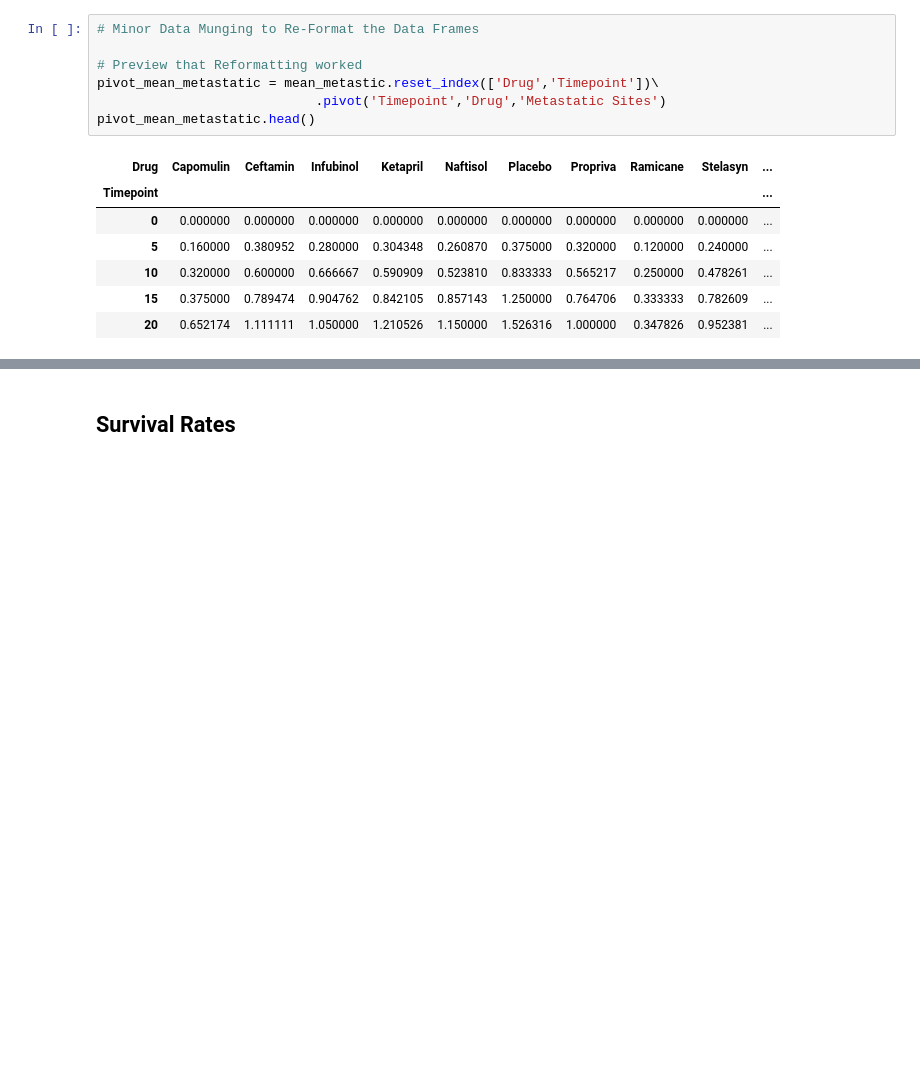
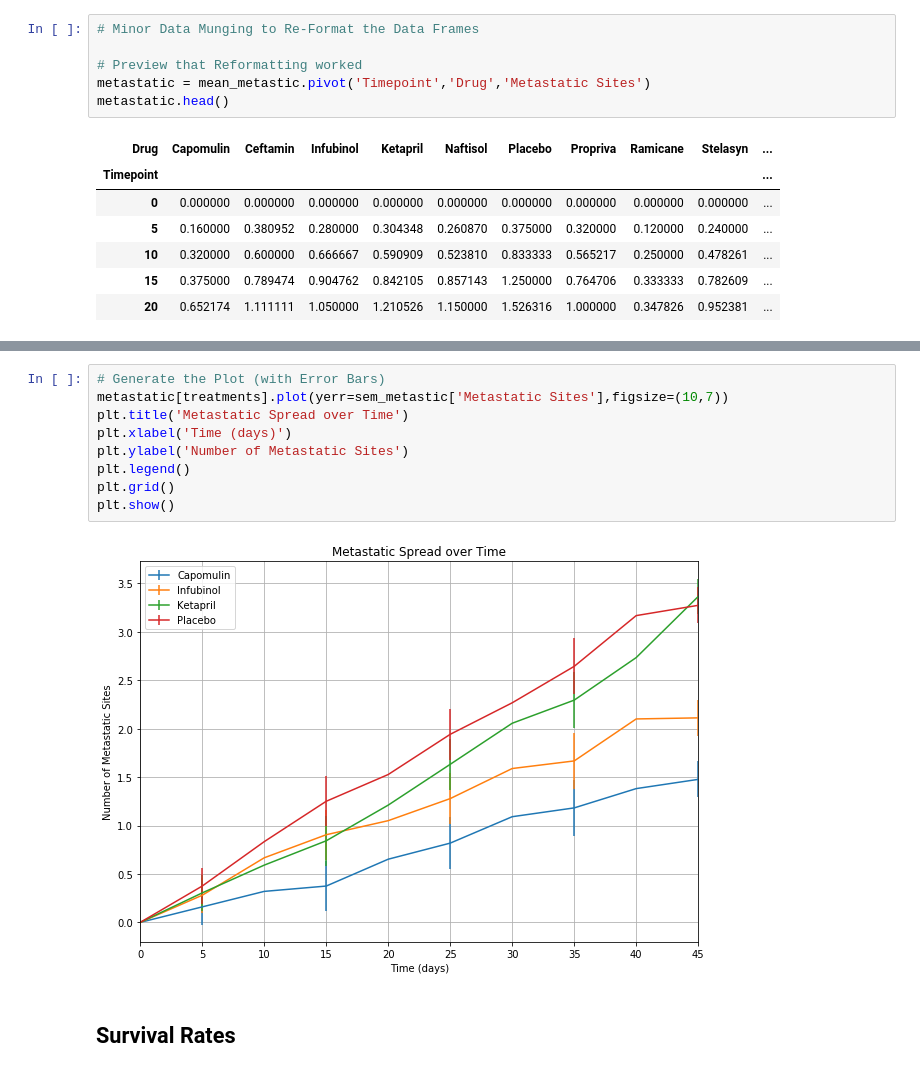
Before and after one commit to JansenKat/matplotlib-challenge, a Jupyter notebook: Pymaceuticals/pymaceuticals_starter.ipynb, the cells around one changed output, grey strips where cells are left out. Saved outputs shown, nothing was run; the diff lists cells and outputs as text; blank space fills up the shorter version.

```diff
--- a/Pymaceuticals/pymaceuticals_starter.ipynb
+++ b/Pymaceuticals/pymaceuticals_starter.ipynb
@@ -154,9 +133,8 @@ sem_metastic.head()
 # Minor Data Munging to Re-Format the Data Frames
 
 # Preview that Reformatting worked
-pivot_mean_metastatic = mean_metastic.reset_index(['Drug','Timepoint'])\
-                            .pivot('Timepoint','Drug','Metastatic Sites')
-pivot_mean_metastatic.head()
+metastatic = mean_metastic.pivot('Timepoint','Drug','Metastatic Sites')
+metastatic.head()
 # %% [output]
 | Drug | Capomulin | Ceftamin | Infubinol | Ketapril | Naftisol | Placebo | Propriva | Ramicane | Stelasyn | ... |
 | Timepoint |  |  |  |  |  |  |  |  |  | ... |
@@ -185,3 +146,14 @@ pivot_mean_metastatic.head()
+# %%
+# Generate the Plot (with Error Bars)
+metastatic[treatments].plot(yerr=sem_metastic['Metastatic Sites'],figsize=(10,7))
+plt.title('Metastatic Spread over Time')
+plt.xlabel('Time (days)')
+plt.ylabel('Number of Metastatic Sites')
+plt.legend()
+plt.grid()
+plt.show()
+# %% [output]
+[figure, added]
 # %% [markdown]
 ## Survival Rates
 # %%
```
Also changed, not shown: parts of 19 cells of this notebook.
